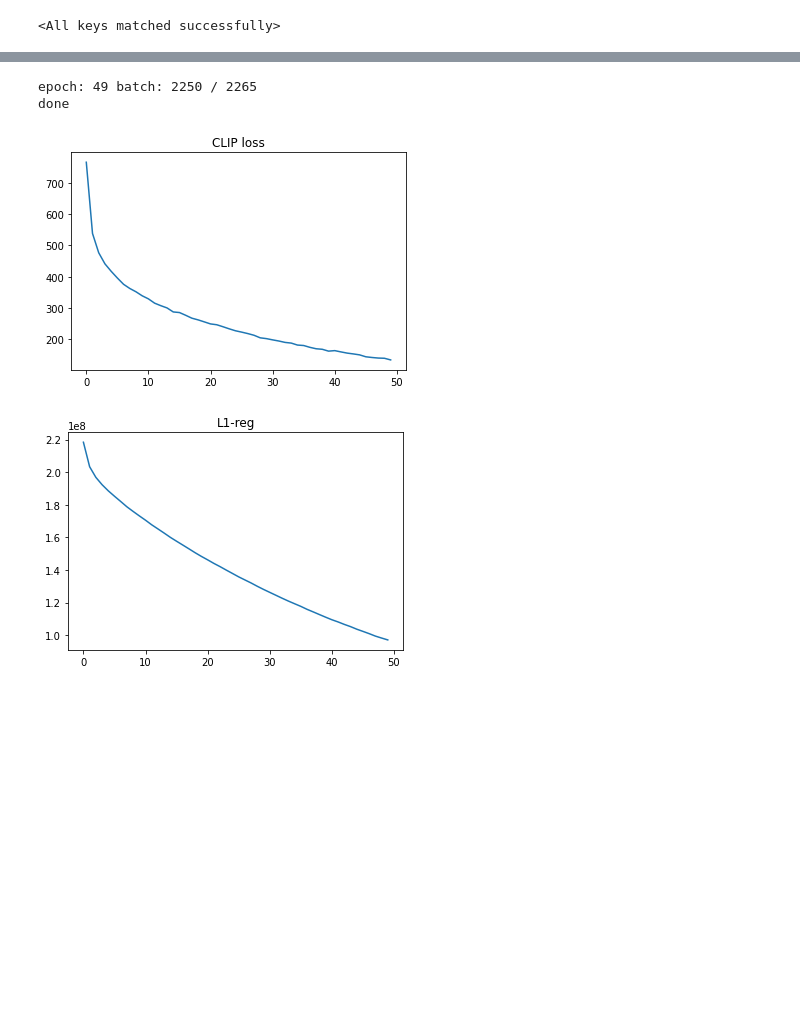
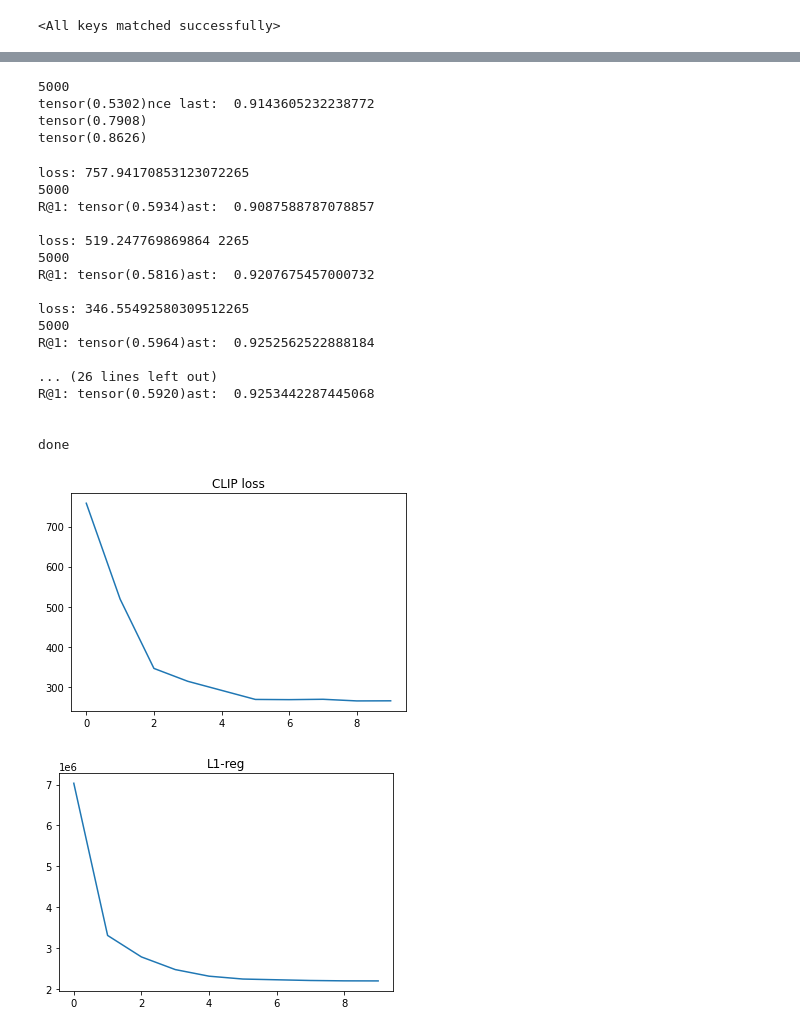
Before and after one commit to maurice1808/Master-Thesis-2022, a Jupyter notebook: notebooks/sparse CLIP.ipynb, the cells around one changed output, grey strips where cells are left out. Cells and saved outputs as stored; diff of their text form; code cells hidden in the pictures; blank space fills up the shorter version.

```diff
--- a/notebooks/sparse CLIP.ipynb
+++ b/notebooks/sparse CLIP.ipynb
@@ -199 +261,3 @@ print("done")
 done
+# %%
+text_features = torch.load("pt datafiles/flickr/encoded_captions_vitb32Ft.pt")
@@ -200,18 +270,23 @@ done
 # %%
-test_images = torch.Tensor().to(device)
+# encode images
+L = len(test_files)
+batch_size = 32
+t1 = time.time()
 with torch.no_grad():
-    for j in range(0, len(test_files), 64):
+    test_ims = torch.Tensor()
+    for i in range(0, L, batch_size):
+        print(i,"/",L, torch.cuda.memory_allocated(), end='\r')
         images = torch.Tensor().to(device)
-        for x in range(64):
-            if (j + x) < len(test_files):
-                image = preprocess(Image.open(test_files[j+x])).to(device)
-                images = torch.cat((images, image.reshape(1,3,224,224).repeat(5, 1, 1, 1)), 0)
+        for x in range(batch_size):
+            if (i + x) < L:
+                image = preprocess(Image.open(test_files[i+x])).to(device)
+                images = torch.cat((images, image.reshape(1,3,224,224)), 0)
 
         ims = model.encode_image(images)
-        test_images = torch.cat((test_images, ims), 0)
-        if (j%128) == 0:
-            print(j,"/",len(test_files), end='\r')
+        test_ims = torch.cat((test_ims, ims.to("cpu")), 0)
 
+test_images = test_ims.to(device)
 print("")
 print("done")
+print(time.time() - t1)
 # %% [output]
@@ -219,0 +296,2 @@ done
+# %%
+test_images = torch.load("pt datafiles/flickr/test_images_vitb32Ft.pt")
@@ -236 +320,3 @@ print("done")
 done
+# %%
+test_features = torch.load("pt datafiles/flickr/test_captions_vitb32Ft.pt")
@@ -264,16 +334,28 @@ for test in dataset:
+# %%
+#before training
+rec1,rec5,rec10 = test_sparse_performance(sparse_mlm, test_images, test_features)
+print(rec1)
+print(rec5)
+print(rec10)
+# %% [output]
+5000
+tensor(0.5302)nce last:  0.9143605232238772
+tensor(0.7908)
+tensor(0.8626)
 # %%
 loss_img = torch.nn.CrossEntropyLoss()
 loss_txt = torch.nn.CrossEntropyLoss()
-optimizer = torch.optim.Adam(sparse_mlm.parameters(), lr=1e-6,betas=(0.9,0.98),eps=1e-6,weight_decay=0.001)
+optimizer = torch.optim.Adam(sparse_mlm.parameters(), lr=1e-4,betas=(0.9,0.98),eps=1e-6,weight_decay=0.001)
+scheduler = torch.optim.lr_scheduler.MultiStepLR(optimizer, milestones=[2,5,8], gamma=0.1)
 
-epochs = 50
+epochs = 10
 totalbatches = int(len(dataset) / batchsize)
-logit_scale = model.logit_scale.exp().item()
+logit_scale = 100 #model.logit_scale.exp().item()
 alpha = 1
-lambda1 = 0
+lambda1 = 0.0001
 cliplosses = []
 sparselosses = []
-test_loss = [[], [], []]
+test_loss=[[rec1],[rec5],[rec10]]
 for epoch in range(0, epochs):
     i = 0
     cliploss_total = 0
@@ -311,37 +393,55 @@ for epoch in range(0, epochs):
         optimizer.step()
         i+=1
 
+    scheduler.step()
     cliplosses.append(cliploss_total)
     sparselosses.append(sparseloss_total)
+    print("loss:", cliploss_total)
 
     rec1,rec5,rec10 = test_sparse_performance(sparse_mlm, test_images, test_features)
     test_loss[0].append(rec1)
     test_loss[1].append(rec5)
     test_loss[2].append(rec10)
-
+    print("R@1:", rec1)
+    print("")
 """
     torch.save({
         'epoch':epoch,
         'model_state_dict': sparse_mlm.state_dict(),
         'optimizer_state_dict': optimizer.state_dict(),
         'loss': total_loss,
         }, f"Models/" + str(epoch) + ".pt")
 """
 print("")
 print("done")
 
 plt.plot(cliplosses)
 plt.title('CLIP loss')
 plt.show()
 
 plt.plot(sparselosses)
 plt.title('L1-reg')
 plt.show()
 # %% [output]
-epoch: 49 batch: 2250 / 2265
+loss: 757.94170853123072265
+5000
+R@1: tensor(0.5934)ast:  0.9087588787078857
+
+loss: 519.247769869864 2265
+5000
+R@1: tensor(0.5816)ast:  0.9207675457000732
+
+loss: 346.55492580309512265
+5000
+R@1: tensor(0.5964)ast:  0.9252562522888184
+
+... (26 lines left out)
+R@1: tensor(0.5920)ast:  0.9253442287445068
+
+
 done
-[figure, old version]
+[figure, new version]
-[figure, old version]
+[figure, new version]
 # %%
 test_loss
 # %% [output]
```
Also changed, not shown: parts of 51 cells of this notebook, 3 other files.
